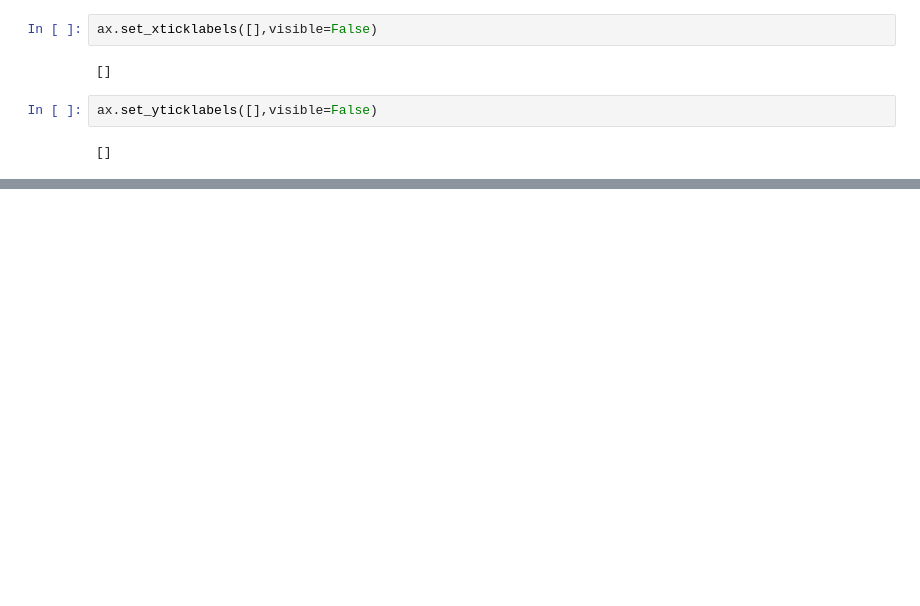
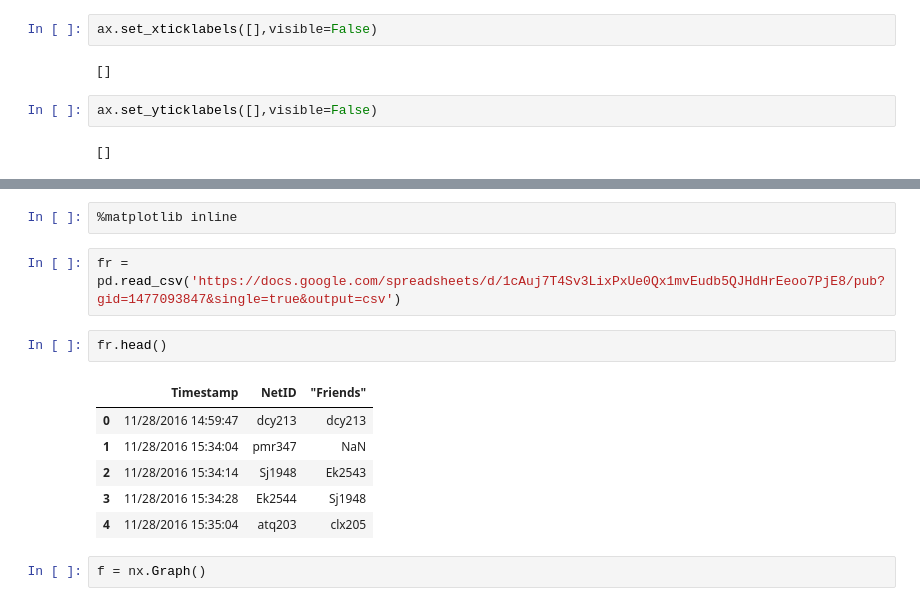
Before and after one commit to drewyoungren/JMM17, a Jupyter notebook: Gadgets/Presentation.ipynb, the cells around one changed output, grey strips where cells are left out. Cells and saved outputs as stored; diff of their text form; blank space fills up the shorter version.

```diff
--- a/Gadgets/Presentation.ipynb
+++ b/Gadgets/Presentation.ipynb
@@ -96,0 +162,15 @@ fig.set_size_inches(3,5)
+# %%
+%matplotlib inline
+# %%
+fr = pd.read_csv('https://docs.google.com/spreadsheets/d/1cAuj7T4Sv3LixPxUe0Qx1mvEudb5QJHdHrEeoo7PjE8/pub?gid=1477093847&single=true&output=csv')
+# %%
+fr.head()
+# %% [output]
+|  | Timestamp | NetID | "Friends" |
+| 0 | 11/28/2016 14:59:47 | dcy213 | dcy213 |
+| 1 | 11/28/2016 15:34:04 | pmr347 | NaN |
+| 2 | 11/28/2016 15:34:14 | Sj1948 | Ek2543 |
+| 3 | 11/28/2016 15:34:28 | Ek2544 | Sj1948 |
+| 4 | 11/28/2016 15:35:04 | atq203 | clx205 |
+# %%
+f = nx.Graph()
```
Also changed, not shown: parts of 40 cells of this notebook, 5 other files.
